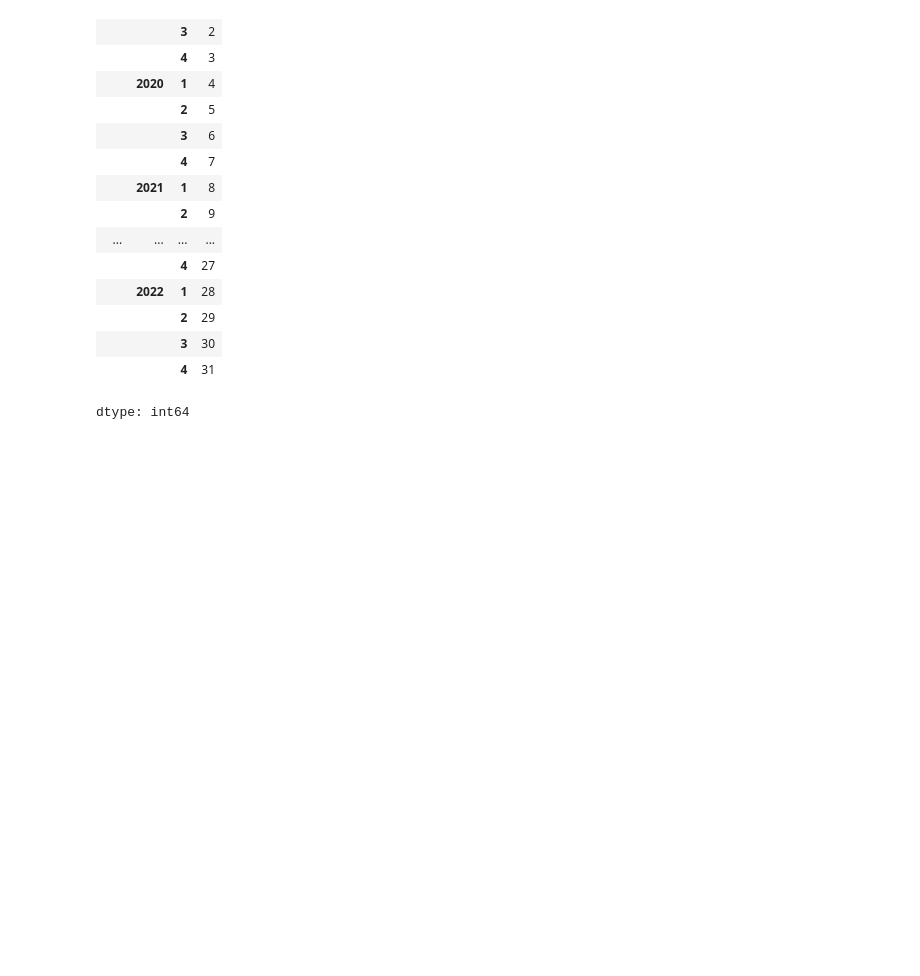
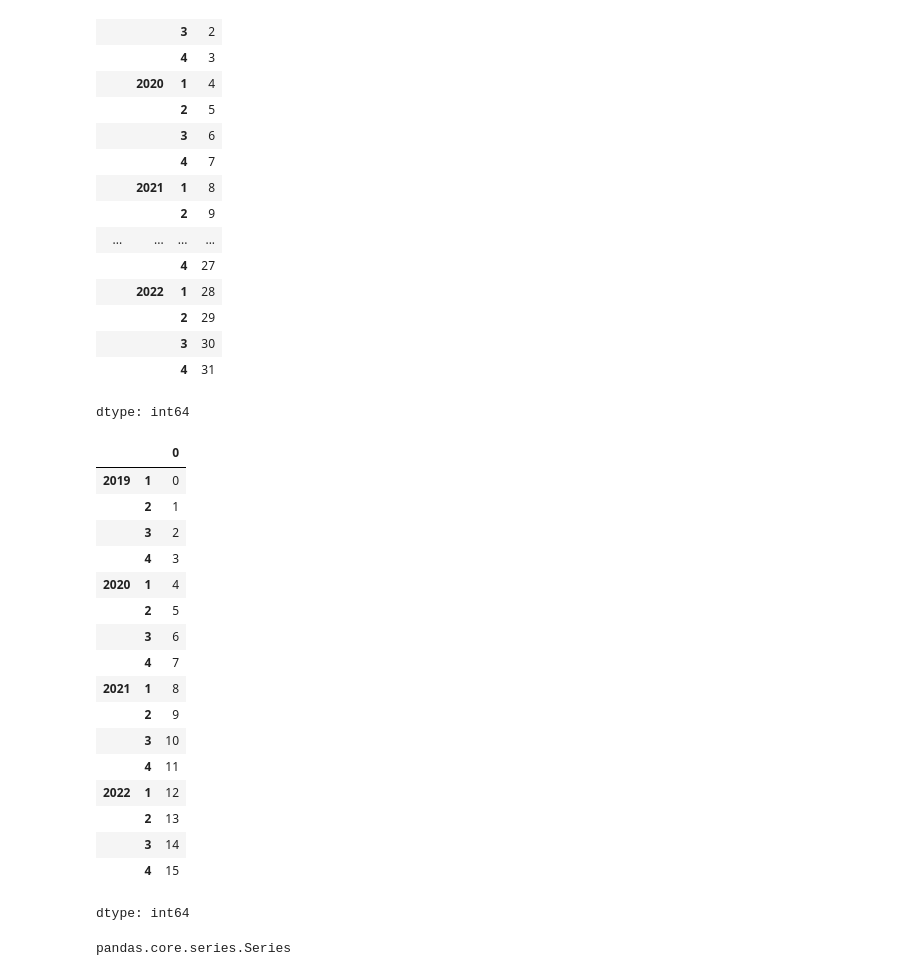
Before and after one commit to akritivishwakarma2007/DE-journey, a Jupyter notebook: MultiIndex.ipynb, the cells around one changed output. Drawn from its saved outputs; the diff is of its cells as text; code cells hidden in the pictures; blank space fills up the shorter version.

```diff
--- a/MultiIndex.ipynb
+++ b/MultiIndex.ipynb
@@ -81,3 +81,25 @@ s
 |  |  | 3 | 30 |
 |  |  | 4 | 31 |
 dtype: int64
+# %%
+# how to fetch items from such a series
+s['cse']
+# %% [output]
+|  |  | 0 |
+| 2019 | 1 | 0 |
+|  | 2 | 1 |
+|  | 3 | 2 |
+|  | 4 | 3 |
+| 2020 | 1 | 4 |
+|  | 2 | 5 |
+|  | 3 | 6 |
+|  | 4 | 7 |
+| 2021 | 1 | 8 |
+|  | 2 | 9 |
+|  | 3 | 10 |
+|  | 4 | 11 |
+| 2022 | 1 | 12 |
+|  | 2 | 13 |
+|  | 3 | 14 |
+|  | 4 | 15 |
+dtype: int64
@@ -83,0 +108,10 @@ dtype: int64
+# %%
+# unstack
+temp = s.unstack()
+a = temp.unstack()
+b= a.unstack()
+type(s)
+type(temp)
+type(b)
+# %% [output]
+pandas.core.series.Series
```
Also changed, not shown: parts of 11 cells of this notebook.
